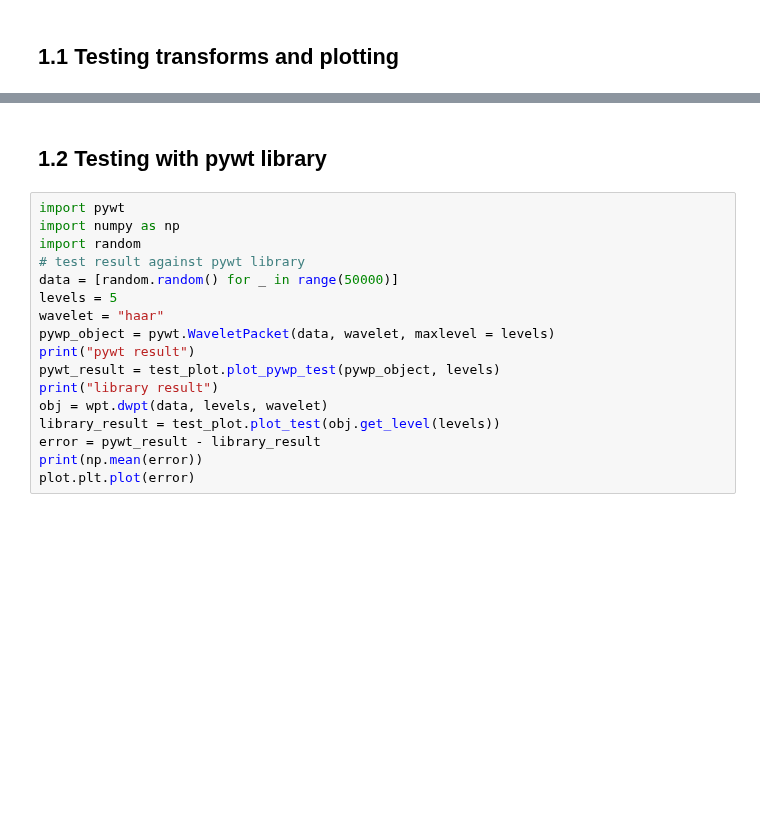
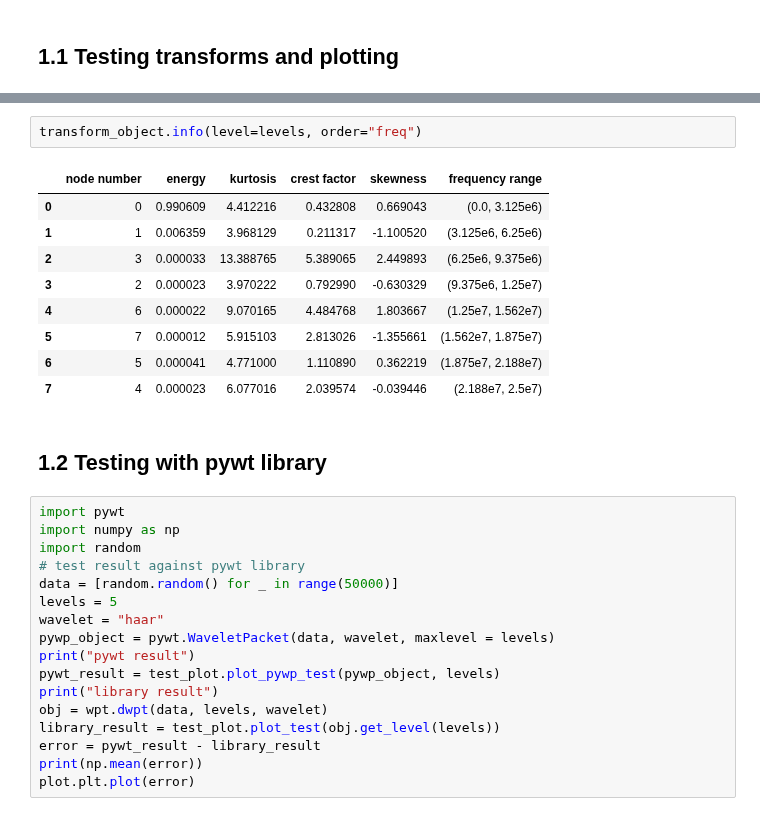
Before and after one commit to USonixGroup/wpt-cavitation, a Jupyter notebook: notebooks/transform_testing.ipynb, the cells around one changed output, grey strips where cells are left out. Drawn from its saved outputs; the diff is of its cells as text; blank space fills up the shorter version.

```diff
--- a/notebooks/transform_testing.ipynb
+++ b/notebooks/transform_testing.ipynb
@@ -67,3 +67,15 @@ plot.full_plot(
+# %%
+transform_object.info(level=levels, order="freq")
+# %% [output]
+|  | node number | energy | kurtosis | crest factor | skewness | frequency range |
+| 0 | 0 | 0.990609 | 4.412216 | 0.432808 | 0.669043 | (0.0, 3.125e6) |
+| 1 | 1 | 0.006359 | 3.968129 | 0.211317 | -1.100520 | (3.125e6, 6.25e6) |
+| 2 | 3 | 0.000033 | 13.388765 | 5.389065 | 2.449893 | (6.25e6, 9.375e6) |
+| 3 | 2 | 0.000023 | 3.970222 | 0.792990 | -0.630329 | (9.375e6, 1.25e7) |
+| 4 | 6 | 0.000022 | 9.070165 | 4.484768 | 1.803667 | (1.25e7, 1.562e7) |
+| 5 | 7 | 0.000012 | 5.915103 | 2.813026 | -1.355661 | (1.562e7, 1.875e7) |
+| 6 | 5 | 0.000041 | 4.771000 | 1.110890 | 0.362219 | (1.875e7, 2.188e7) |
+| 7 | 4 | 0.000023 | 6.077016 | 2.039574 | -0.039446 | (2.188e7, 2.5e7) |
 # %% [markdown]
 ## 1.2 Testing with pywt library
 # %%
```
Also changed, not shown: parts of 9 cells of this notebook, 3 other files.
